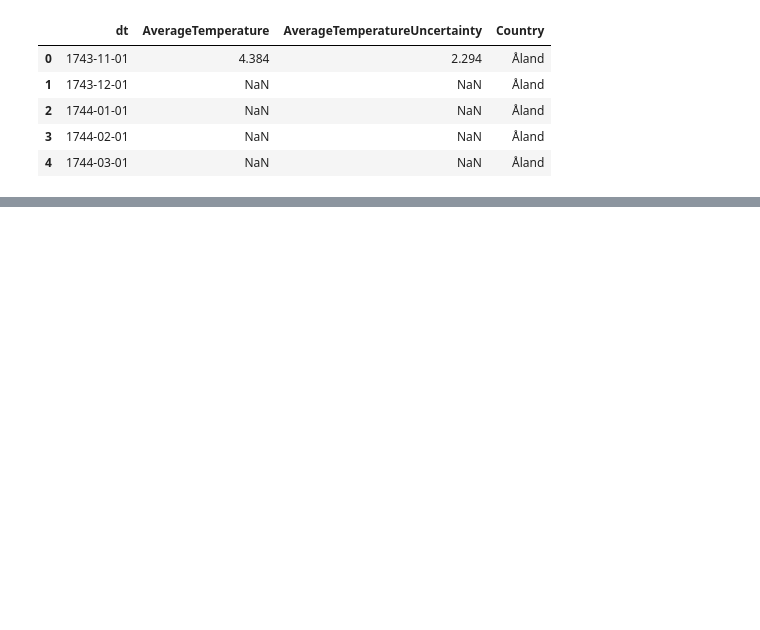
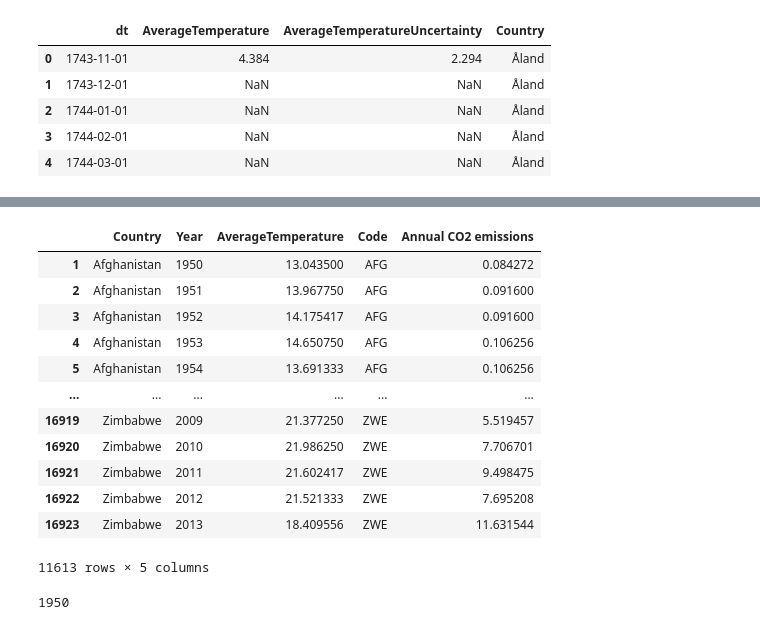
Before and after one commit to tnierodzik/Global_Climate_Change_Project-2, a Jupyter notebook: Update_json_properties.ipynb, the cells around one changed output, grey strips where cells are left out. Drawn from its saved outputs; the diff is of its cells as text; code cells hidden in the pictures; blank space fills up the shorter version.

```diff
--- a/Update_json_properties.ipynb
+++ b/Update_json_properties.ipynb
@@ -70,0 +122,31 @@ emissions_data_df.head()
+# %%
+yearly_average_temp['Year'] = yearly_average_temp['Year'].astype(str).astype(int)
+#yearly_average_temp['Year'].map(lambda x:int(x))
+# %%
+comb = yearly_average_temp.merge(emissions_data_df, on=['Year', 'Country'])
+# comb  = comb.loc[comb['Year'], comb['Year']
+
+comb = comb.loc[(comb["Year"]>=1950)&(comb["Year"]<=2013)]
+comb
+# %% [output]
+|  | Country | Year | AverageTemperature | Code | Annual CO2 emissions |
+| 1 | Afghanistan | 1950 | 13.043500 | AFG | 0.084272 |
+| 2 | Afghanistan | 1951 | 13.967750 | AFG | 0.091600 |
+| 3 | Afghanistan | 1952 | 14.175417 | AFG | 0.091600 |
+| 4 | Afghanistan | 1953 | 14.650750 | AFG | 0.106256 |
+| 5 | Afghanistan | 1954 | 13.691333 | AFG | 0.106256 |
+| ... | ... | ... | ... | ... | ... |
+| 16919 | Zimbabwe | 2009 | 21.377250 | ZWE | 5.519457 |
+| 16920 | Zimbabwe | 2010 | 21.986250 | ZWE | 7.706701 |
+| 16921 | Zimbabwe | 2011 | 21.602417 | ZWE | 9.498475 |
+| 16922 | Zimbabwe | 2012 | 21.521333 | ZWE | 7.695208 |
+| 16923 | Zimbabwe | 2013 | 18.409556 | ZWE | 11.631544 |
+11613 rows × 5 columns
+# %%
+year_list = comb['Year'].nunique()
+year_max = comb['Year'].max()
+year_min = comb['Year'].min()
+year_max
+year_min
+# %% [output]
+1950
```
Also changed, not shown: parts of 18 cells of this notebook, 1 other file.
